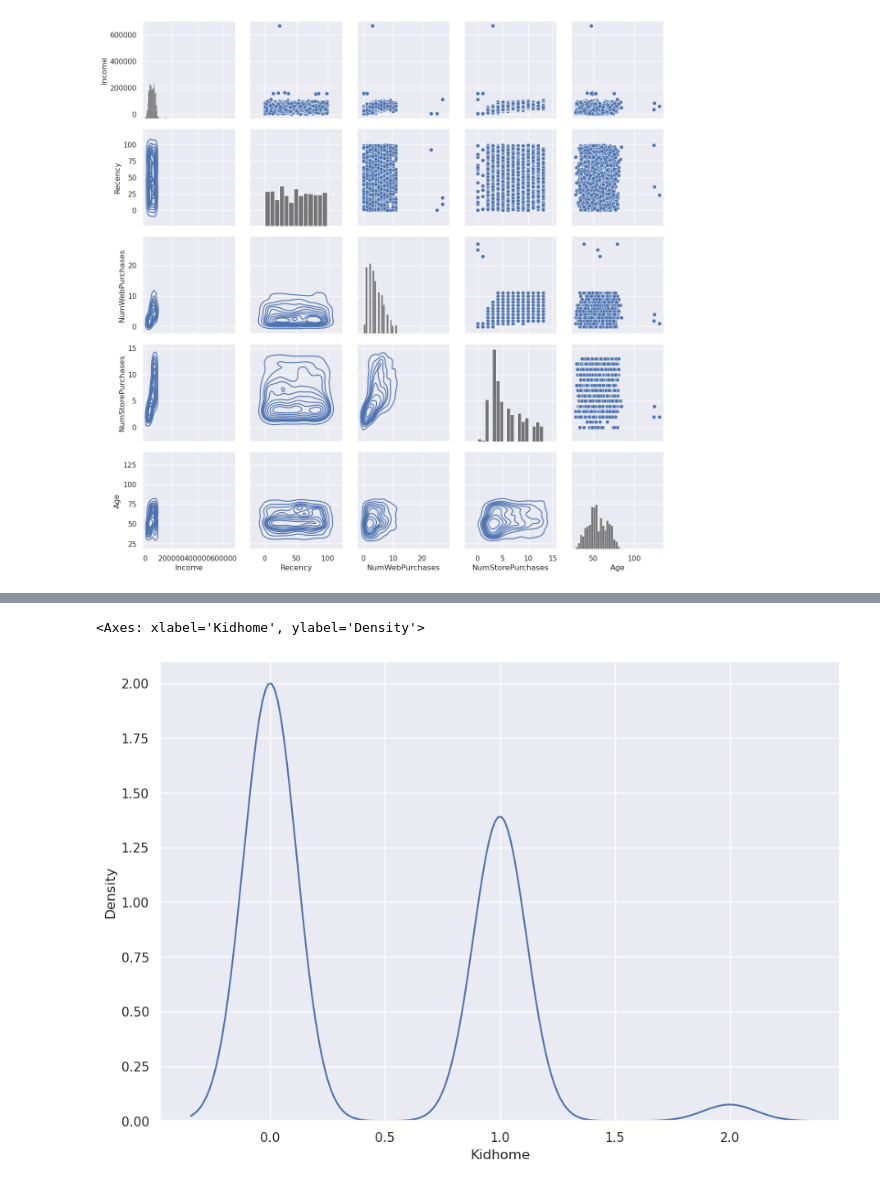
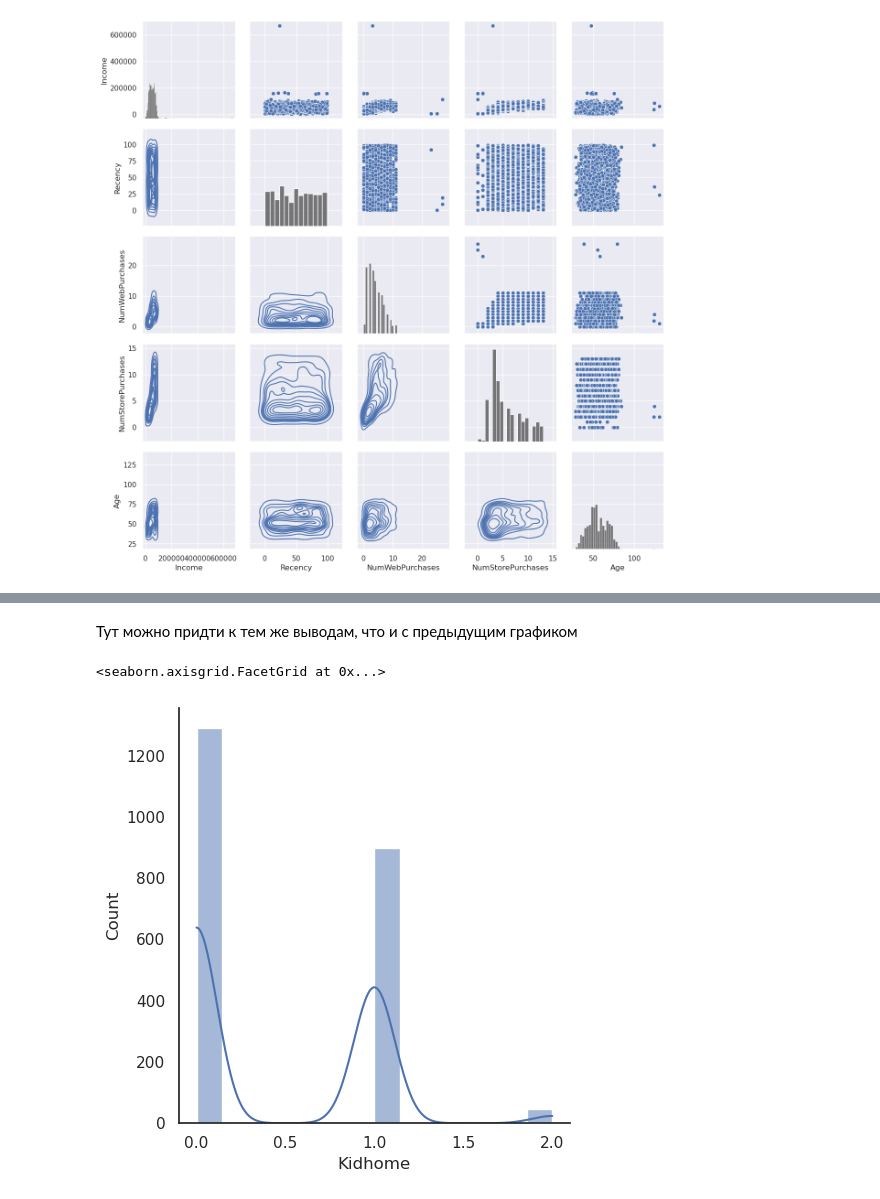
Before and after one commit to nixiieee/hse-ml-course-2024-hw, a Jupyter notebook: notebooks/02-homework.ipynb, the cells around one changed output, grey strips where cells are left out. Drawn from its saved outputs; the diff is of its cells as text; code cells hidden in the pictures.

```diff
--- a/notebooks/02-homework.ipynb
+++ b/notebooks/02-homework.ipynb
@@ -87,0 +115,3 @@ g.map_lower(sns.kdeplot)
+# %%
+df_clean = df.drop(labels=[192, 239, 339, 2233])
+df_clean[df_clean['Income'] > 400000]
@@ -87,0 +134,8 @@ g.map_lower(sns.kdeplot)
+# %%
+sns.set_theme(style="white")
+cmap = sns.cubehelix_palette(light=1, as_cmap=True)
+sns.jointplot(data=df_clean,
+              x="NumStorePurchases",
+              y="Recency",
+              cmap=cmap, fill=True,
+              kind="kde")
@@ -87,0 +147,8 @@ g.map_lower(sns.kdeplot)
+# %%
+sns.set_theme(style="white")
+cmap = sns.cubehelix_palette(light=1, as_cmap=True)
+sns.jointplot(data=df_clean,
+              x="NumWebPurchases",
+              y="Recency",
+              cmap=cmap, fill=True,
+              kind="kde")
@@ -88,5 +158,7 @@ g.map_lower(sns.kdeplot)
+# %% [markdown]
+Тут можно придти к тем же выводам, что и с предыдущим графиком
 # %%
-sns.kdeplot(data=df, x='Kidhome')
+sns.displot(data=df_clean, x='Kidhome', kde=True)
 # %% [output]
-<Axes: xlabel='Kidhome', ylabel='Density'>
+<seaborn.axisgrid.FacetGrid at 0x...>
-[figure, old version]
+[figure, new version]
```
Also changed, not shown: parts of 54 cells of this notebook.
